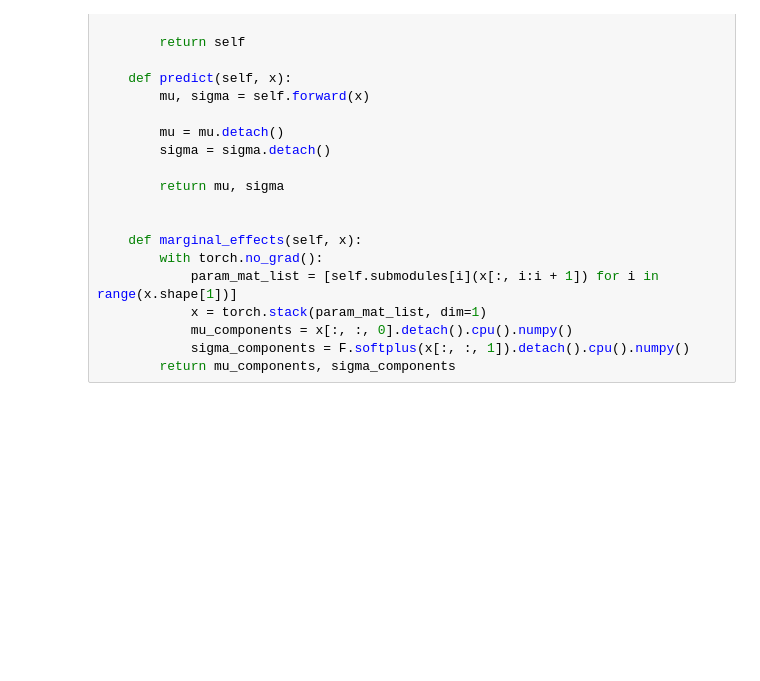
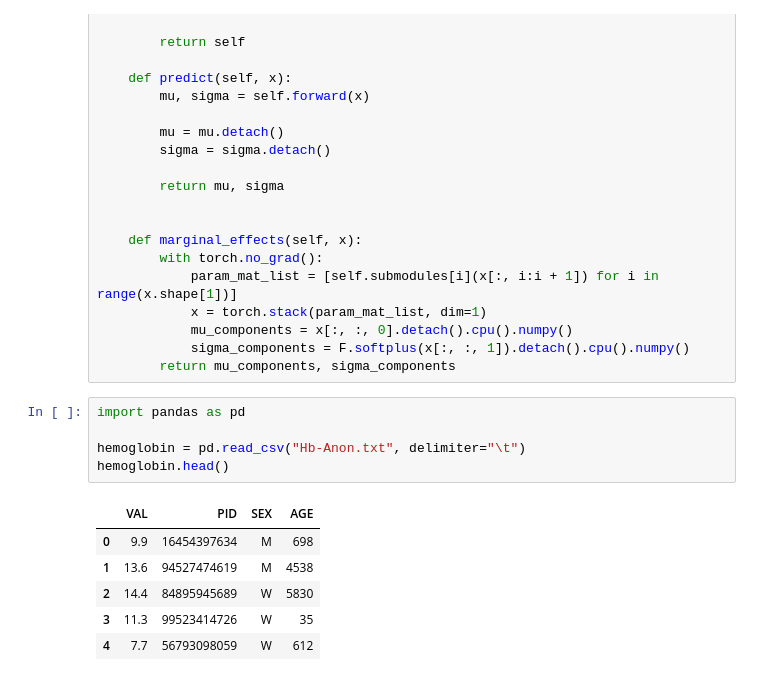
Before and after one commit to tobiasweckop/Robust-NAMLSS, a Jupyter notebook: Hemoglobin.ipynb, the cells around one changed output. Drawn from its saved outputs; the diff is of its cells as text; blank space fills up the shorter version.

```diff
--- a/Hemoglobin.ipynb
+++ b/Hemoglobin.ipynb
@@ -108,3 +108,15 @@ class NormalNAMLSS(nn.Module):
             mu_components = x[:, :, 0].detach().cpu().numpy()
             sigma_components = F.softplus(x[:, :, 1]).detach().cpu().numpy()
         return mu_components, sigma_components
+# %%
+import pandas as pd
+
+hemoglobin = pd.read_csv("Hb-Anon.txt", delimiter="\t")
+hemoglobin.head()
+# %% [output]
+|  | VAL | PID | SEX | AGE |
+| 0 | 9.9 | 16454397634 | M | 698 |
+| 1 | 13.6 | 94527474619 | M | 4538 |
+| 2 | 14.4 | 84895945689 | W | 5830 |
+| 3 | 11.3 | 99523414726 | W | 35 |
+| 4 | 7.7 | 56793098059 | W | 612 |
```
Also changed, not shown: parts of 3 cells of this notebook, 1 other file.
